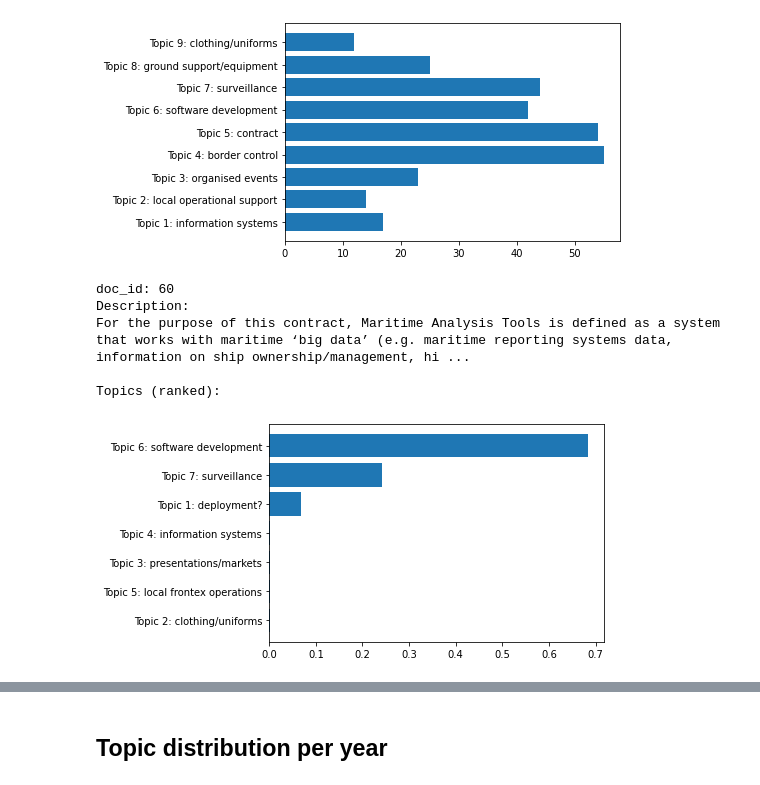
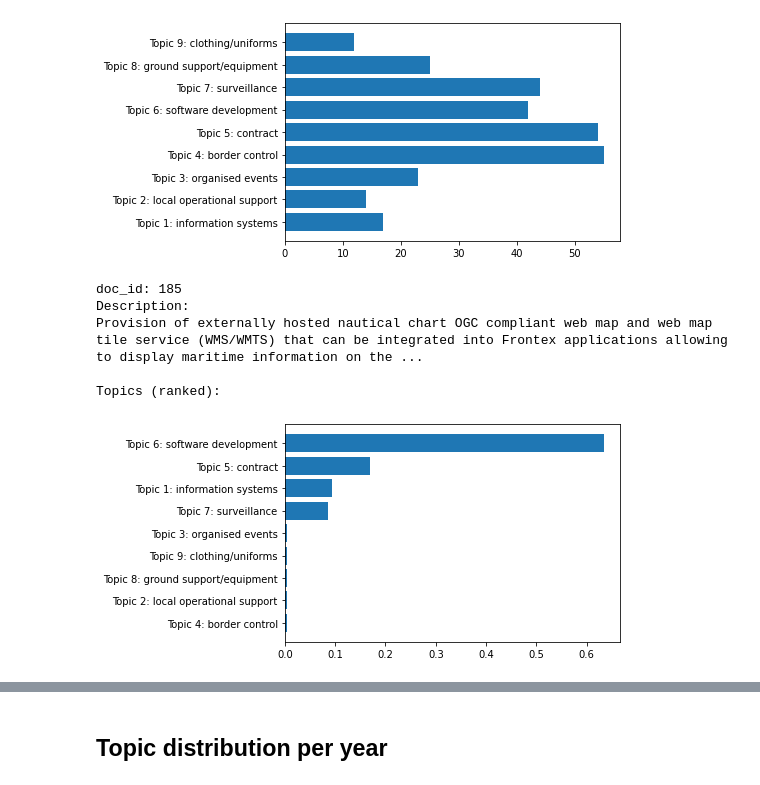
Before and after one commit to MarkMeltzer/thesis, a Jupyter notebook: notebooks/LDA_scikit_CAN.ipynb, the cells around one changed output, grey strips where cells are left out. Drawn from its saved outputs; the diff is of its cells as text; code cells hidden in the pictures.

```diff
--- a/notebooks/LDA_scikit_CAN.ipynb
+++ b/notebooks/LDA_scikit_CAN.ipynb
@@ -18,7 +18,7 @@ DATA_PATH = "../data"
 VIS_PATH = "../visualisations"
 model = spacy.load("en_core_web_trf")
 # %%
-data = pd.read_pickle(DATA_PATH + "/processed/dataset+date_tokenized.pkl")
+data = pd.read_pickle(DATA_PATH + "/processed/dataset_CAN+date_tokenized.pkl")
 data.head()
 # %% [output]
 |  | Contract | Title | Type of contract | Short description | Total value | Place of performance | Contractor | ... |
@@ -276,14 +284,14 @@ def describe_doc(doc_id, plot=True):
 # %%
 # Sample a random document and print topic
 doc_id = np.random.randint(0, len(descriptions["Short description"]) - 1)
 print(f"doc_id: {doc_id}")
-describe_doc(7)
+describe_doc(34)
 # %% [output]
-doc_id: 60
+doc_id: 185
 Description:
-For the purpose of this contract, Maritime Analysis Tools is defined as a system that works with maritime ‘big data’ (e.g. maritime reporting systems data, information on ship ownership/management, hi ...
+Provision of externally hosted nautical chart OGC compliant web map and web map tile service (WMS/WMTS) that can be integrated into Frontex applications allowing to display maritime information on the ...
 
 Topics (ranked):
-[figure, old version]
+[figure, new version]
 # %%
 # For a given topic sample a random document
```
Also changed, not shown: parts of 2 cells of this notebook, 14 other files.
